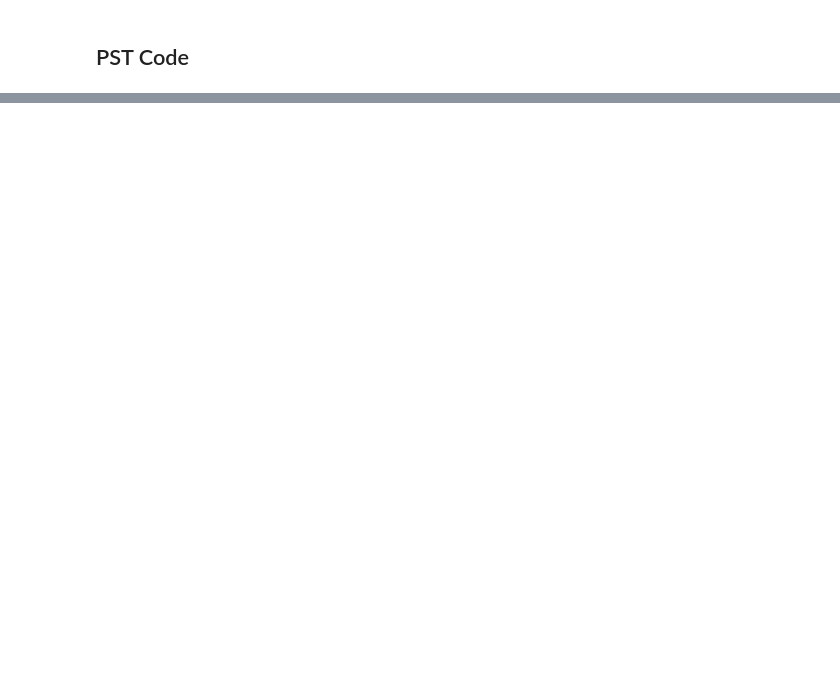
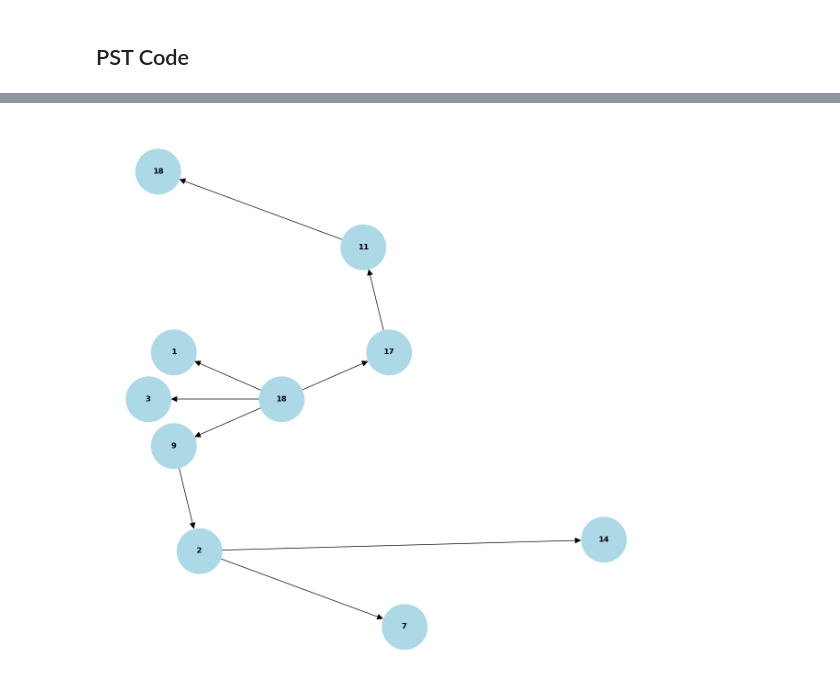
Before and after one commit to georgevenven/tweety_bert_paper, a Jupyter notebook: notebooks/PST.ipynb, the cells around one changed output, grey strips where cells are left out. Drawn from its saved outputs; the diff is of its cells as text; code cells hidden in the pictures; blank space fills up the shorter version.

```diff
--- a/notebooks/PST.ipynb
+++ b/notebooks/PST.ipynb
@@ -337,10 +320,11 @@ color_scheme = "Label"
 import os
 
 class PSTNode:
-    def __init__(self, depth=0):
+    def __init__(self, depth=0, parent=None):
         self.children = {}
         self.transitions = {}
         self.depth = depth
+        self.parent = parent  # Add a parent reference
 
     def add_transition(self, symbol):
         if symbol in self.transitions:
@@ -368,7 +352,7 @@ class ProbabilisticSuffixTree:
                     break
                 symbol = sequence[end - 1]
                 if symbol not in current_node.children:
-                    current_node.children[symbol] = PSTNode(current_node.depth + 1)
+                    current_node.children[symbol] = PSTNode(current_node.depth + 1, current_node)
                 current_node = current_node.children[symbol]
                 if end < len(sequence):
                     current_node.add_transition(sequence[end])
@@ -396,15 +380,15 @@ def read_sequences_from_file(filename):
     return sequences
 
 # Specify the path to your file
-filename = 'gtruth_pst_data.txt'
+filename = '/home/george-vengrovski/Documents/projects/tweety_bert_paper/gtruth_pst_data.txt'
 
 # Check if the file exists
 if os.path.exists(filename):
     sequences = read_sequences_from_file(filename)
 
     # Build and populate the PST with max_order and min_frequency
-    max_order = 2  # Maximum context depth
-    min_frequency = 2  # Minimum transition frequency for pruning
+    max_order = 5  # Maximum context depth
+    min_frequency = 10  # Minimum transition frequency for pruning
     pst = ProbabilisticSuffixTree(max_order=max_order, min_frequency=min_frequency)
     pst.build_tree(sequences)
     pst.calculate_all_probabilities()
@@ -416,0 +507,85 @@ KeyError: 2
+# %%
+import networkx as nx
+import matplotlib.pyplot as plt
+
+def visualize_single_branch_networkx(node, max_depth, G=None, parent_id=None, symbol='', current_depth=0):
+    if G is None:
+        G = nx.DiGraph()
+
+    if current_depth > max_depth:
+        return G
+
+    # Generate a unique ID for the node to ensure no collisions
+    node_id = f'{symbol}_{current_depth}_{id(node)}'
+
+    # For the first node (which is effectively the root of this branch), we don't add it to the graph
+    if current_depth > 0:
+        node_label = symbol
+        G.add_node(node_id, label=node_label)
+
+        # If this node is not the start of the branch, add an edge from its "parent"
+        if parent_id is not None:
+            G.add_edge(parent_id, node_id, label=symbol)
+
+    # Recursively add children
+    for child_symbol, child in node.children.items():
+        # Pass the ID of the current node as the parent ID if it's not the root
+        new_parent_id = node_id if current_depth > 0 else None
+        visualize_single_branch_networkx(child, max_depth, G, new_parent_id, child_symbol, current_depth + 1)
+
+    return G
+
+def draw_networkx_graph(G, path='networkX.png'):
+    # Create a position dict that will place the nodes in concentric circles
+    pos = nx.circular_layout(G)  # Start with a circular layout
+
+    # Find the root node (assuming it has no predecessors)
+    root = next((node for node in G.nodes if G.in_degree(node) == 0), None)
+    if root is None:
+        raise ValueError("No root node found. The graph must have a root node with no incoming edges.")
+
+    # Calculate radial positions
+    radii = {0: 0}  # Root node has radius 0
+    for node in G.nodes:
+        if node == root:
+            continue
+        # Get the depth of the node (distance from the root)
+        depth = nx.shortest_path_length(G, source=root, target=node)
+        radii[node] = depth  # Set the radius equal to the depth
+
+    # Maximum radius is the maximum depth of the tree
+    max_radius = max(radii.values())
+
+    # Scale positions to set each node's radius according to its depth
+    for node, (x, y) in pos.items():
+        if node == root:
+            # Root stays at the center
+            pos[node] = (0, 0)
+        else:
+            # Scale the x,y positions to match the desired radius
+            angle = np.arctan2(y, x)  # Calculate the angle
+            radius = radii[node] / max_radius  # Normalize radius to [0, 1]
+            pos[node] = (radius * np.cos(angle), radius * np.sin(angle))
+
+    # Draw the graph with the custom positions
+    plt.figure(figsize=(12, 12))  # Use a square figure to maintain aspect ratio
+    labels = nx.get_node_attributes(G, 'label')
+    nx.draw(G, pos, labels=labels, with_labels=True, node_size=5000, node_color='lightblue', font_size=12, font_weight='bold', arrowsize=20)
+
+    plt.savefig(path)
+    plt.show()
+    plt.close()
+
+# Usage example:
+# Assuming 'pst' is your tree structure and you have a 'root' node defined
+first_child_symbol = next(iter(pst.root.children))  # Adjust based on your tree structure
+first_branch_root = pst.root.children[first_child_symbol]
+max_depth = 5  # Define your max_depth
+
+# Visualize the chosen branch using NetworkX
+G_single_branch = visualize_single_branch_networkx(first_branch_root, max_depth)
+
+# Draw the graph
+draw_networkx_graph(G_single_branch)
+# %% [output]
+[figure, added]
```
Also changed, not shown: parts of 7 cells of this notebook, 8 other files.
